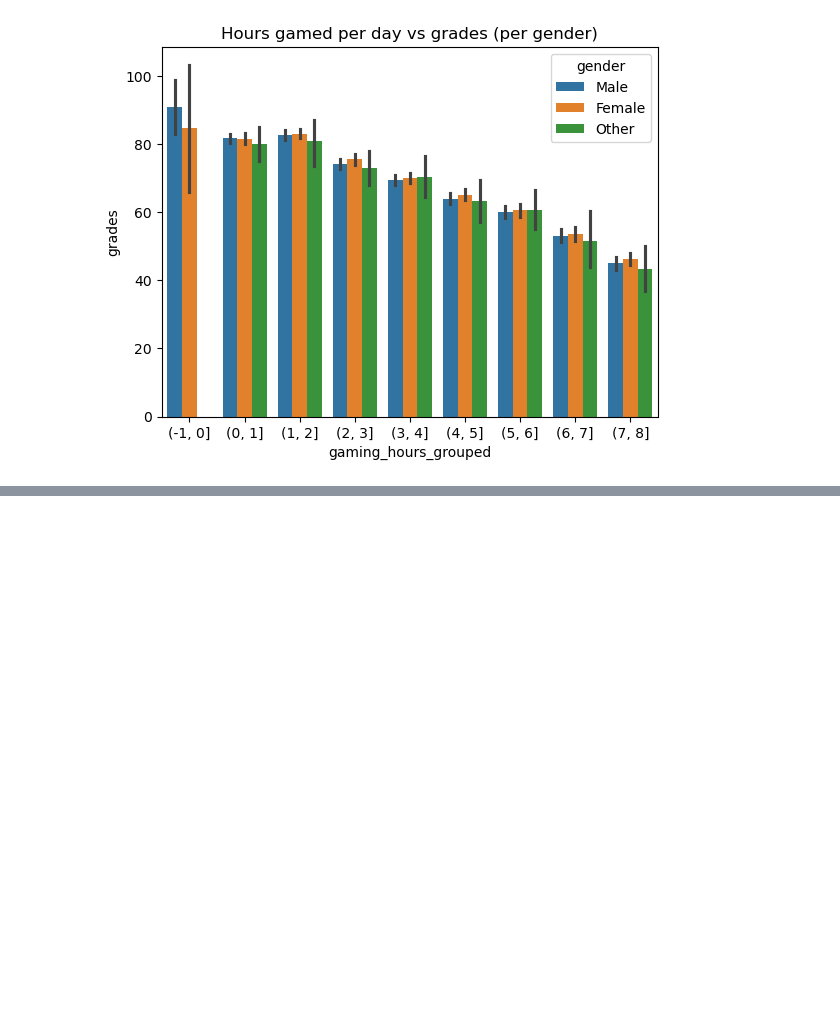
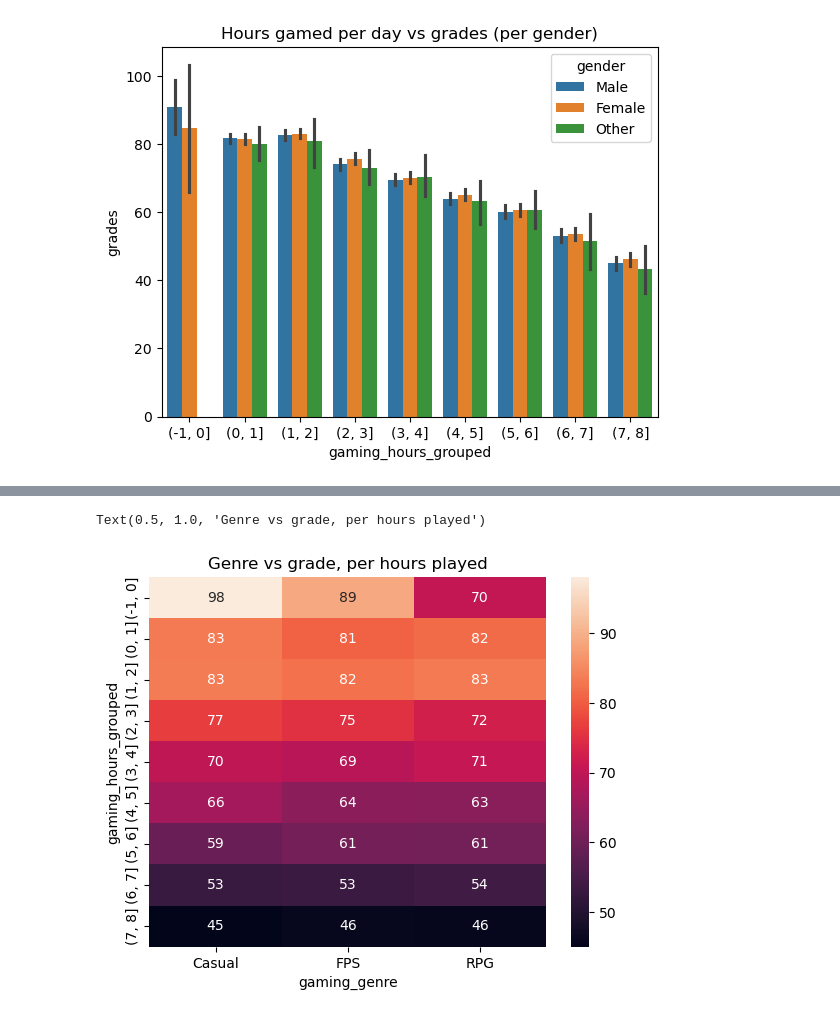
Before and after one commit to rufusmattsson/Repository_RufusMattsson, a Jupyter notebook: project/Course_project.ipynb, the cells around one changed output, grey strips where cells are left out. Cells and saved outputs as stored; diff of their text form; code cells hidden in the pictures; blank space fills up the shorter version.

```diff
--- a/project/Course_project.ipynb
+++ b/project/Course_project.ipynb
@@ -88,0 +123,16 @@ Text(0.5, 1.0, 'Hours gamed per day vs grades (per gender)')
+# %%
+#The above plot shows that median grades are almost identical for gamers in the three genres.
+#This hints to the fact that gaming_genre does not play a big role in grades.
+
+pivot = pd.pivot_table(df,
+                       values="grades",
+                       index="gaming_hours_grouped",
+                       columns="gaming_genre",
+                       aggfunc ="mean",
+                       observed=False
+                      )
+sns.heatmap(pivot, annot=True)
+plt.title("Genre vs grade, per hours played")
+# %% [output]
+Text(0.5, 1.0, 'Genre vs grade, per hours played')
+[figure, added]
```
Also changed, not shown: parts of 16 cells of this notebook.
